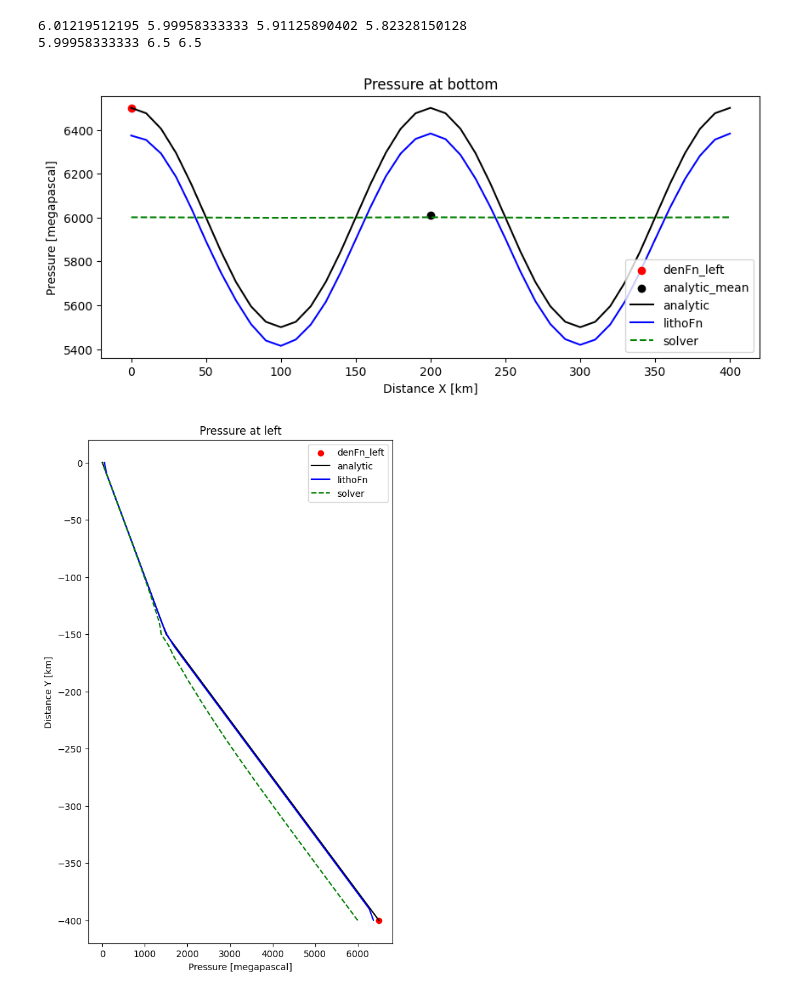
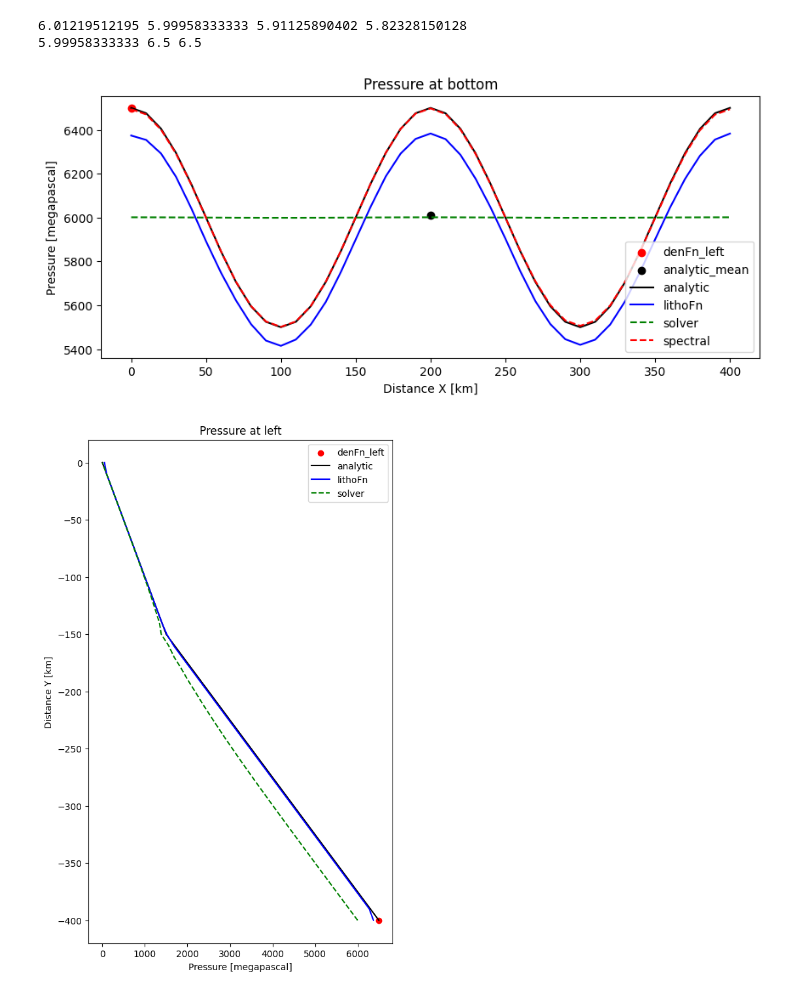
Before and after one commit to NengLu/Isostasy_NM, a Jupyter notebook: LithostaticPressure/LithoPressureCalculation_SimpleCase.ipynb, the cells around one changed output. Drawn from its saved outputs; the diff is of its cells as text; code cells hidden in the pictures.

```diff
--- a/LithostaticPressure/LithoPressureCalculation_SimpleCase.ipynb
+++ b/LithostaticPressure/LithoPressureCalculation_SimpleCase.ipynb
@@ -504,0 +531,15 @@ ax1.plot(distancex/GEO.nd(1*u.kilometer),pbot_solver/GEO.nd(1*u.megapascal) ,'--
+# %%
+
+N = 5
+
+synthFn, coeffs = spectral_integral(Model.mesh, Model._densityFn, N=N, axisIndex=1, kernelFn=1.0, average = True,
+                      integrationType="volume",surfaceIndexSet=None, returnCoeffs=True )
+# %%
+pbot_spectral = synthFn.evaluate(Model.bottom_wall)*GEO.nd(gravity)
+# %%
+if uw.mpi.rank == 0:
+    Fig = vis.Figure(figsize= fig_res, title="Pressure Field", quality=3)
+    Fig.Surface(Model.mesh, synthFn*GEO.nd(gravity))
+    #Fig.Contours(Model.mesh, Model.pressureField, interval= 1, limits=( 0,6.),colours='Black', colourBar=False)
+    Fig.show()
+    Fig.save_image("pressure_spectral.png")
@@ -564,26 +607,28 @@ pbot_analytic_left = P[::-1]
 # %%
 Fig, ax1,  = plt.subplots(1,1,figsize=(10,4))
 
 
 fname = "Pressure at bottom.png"
 ax1.set_title("Pressure at bottom")
 ax1.set_xlabel('Distance X [km]')
 ax1.set_ylabel('Pressure [megapascal]')
 
 ax1.scatter(distancex[0]/GEO.nd(1*u.kilometer),pbot_denFn_left/GEO.nd(1*u.megapascal),c="r",label="denFn_left")
 #ax1.scatter(distancex[20]/GEO.nd(1*u.kilometer),pbot_denFn/GEO.nd(1*u.megapascal),c="y",label="denFn_mean")
 ax1.scatter(distancex[20]/GEO.nd(1*u.kilometer),pbot_analytic_mean/GEO.nd(1*u.megapascal),marker="o",c="black",label="analytic_mean")
 ax1.plot(distancex/GEO.nd(1*u.kilometer),pbot_analytic/GEO.nd(1*u.megapascal) ,'-', color = 'black',label="analytic")
 #ax1.plot(distancex/GEO.nd(1*u.kilometer),pbot_denFn/GEO.nd(1*u.megapascal) ,'-', color = 'red',label="densityFn")
 ax1.plot(distancex/GEO.nd(1*u.kilometer),pbot_lithoFn/GEO.nd(1*u.megapascal) ,'-', color = 'blue',label="lithoFn")
 #ax1.plot(distancex/GEO.nd(1*u.kilometer),pbot_lithoField/GEO.nd(1*u.megapascal) ,'-', color = 'green',label="lithoField")
 ax1.plot(distancex/GEO.nd(1*u.kilometer),pbot_solver/GEO.nd(1*u.megapascal) ,'--', color = 'green',label="solver")
+ax1.plot(distancex/GEO.nd(1*u.kilometer),pbot_spectral/GEO.nd(1*u.megapascal) ,'--', color = 'red',label="spectral")
+
 
 ax1.legend(loc='lower right')
 plt.savefig(fname)
 #plt.show()
 # %% [output]
-[figure, old version]
+[figure, new version]
 # %%
 Fig, ax1,  = plt.subplots(1,1,figsize=(6,10))
 
```
Also changed, not shown: parts of 6 cells of this notebook, 1 other file.
